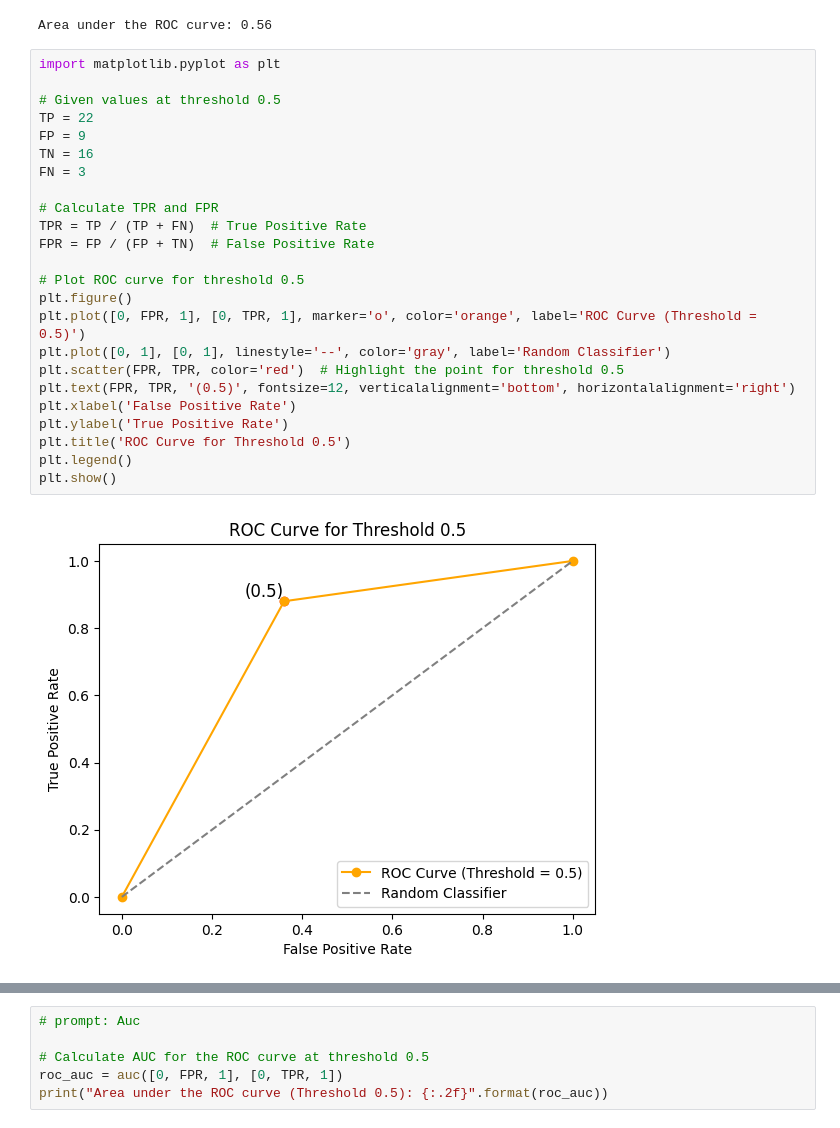
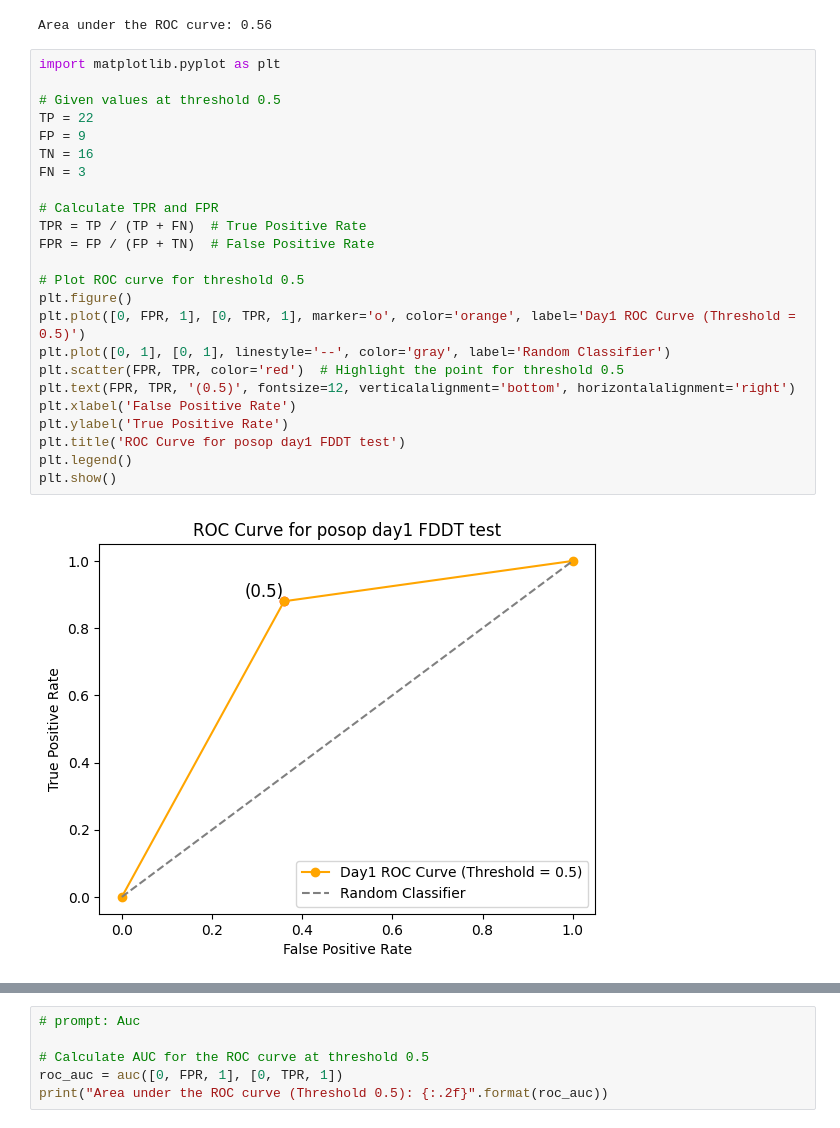
Before and after one commit to drskprabhakar/AI-ML-DL-colab-notebooks-coding-models, a Jupyter notebook: FDDT_roc_curve_1day_1_month_3month.ipynb, the cells around one changed output, grey strips where cells are left out. Drawn from its saved outputs; the diff is of its cells as text.

```diff
--- a/FDDT_roc_curve_1day_1_month_3month.ipynb
+++ b/FDDT_roc_curve_1day_1_month_3month.ipynb
@@ -143,26 +143,26 @@ Area under the ROC curve: 0.56
 # %%
 import matplotlib.pyplot as plt
 
 # Given values at threshold 0.5
 TP = 22
 FP = 9
 TN = 16
 FN = 3
 
 # Calculate TPR and FPR
 TPR = TP / (TP + FN)  # True Positive Rate
 FPR = FP / (FP + TN)  # False Positive Rate
 
 # Plot ROC curve for threshold 0.5
 plt.figure()
-plt.plot([0, FPR, 1], [0, TPR, 1], marker='o', color='orange', label='ROC Curve (Threshold = 0.5)')
+plt.plot([0, FPR, 1], [0, TPR, 1], marker='o', color='orange', label='Day1 ROC Curve (Threshold = 0.5)')
 plt.plot([0, 1], [0, 1], linestyle='--', color='gray', label='Random Classifier')
 plt.scatter(FPR, TPR, color='red')  # Highlight the point for threshold 0.5
 plt.text(FPR, TPR, '(0.5)', fontsize=12, verticalalignment='bottom', horizontalalignment='right')
 plt.xlabel('False Positive Rate')
 plt.ylabel('True Positive Rate')
-plt.title('ROC Curve for Threshold 0.5')
+plt.title('ROC Curve for posop day1 FDDT test')
 plt.legend()
 plt.show()
 # %% [output]
-[figure, old version]
+[figure, new version]
```
Also changed, not shown: parts of 3 cells of this notebook.
